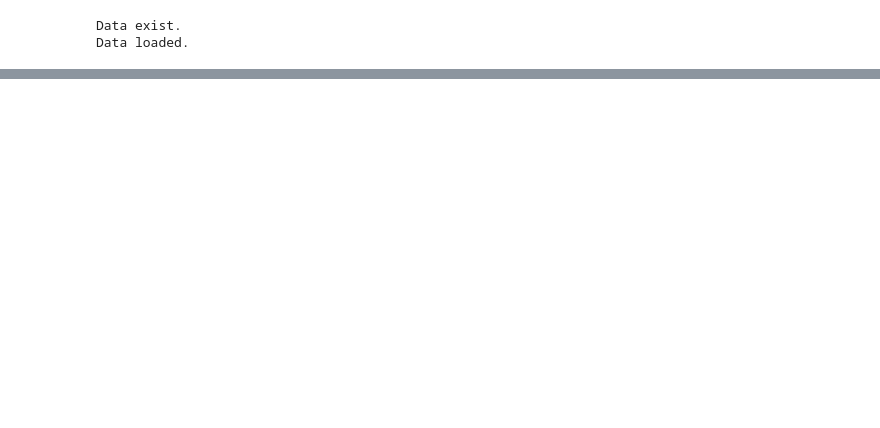
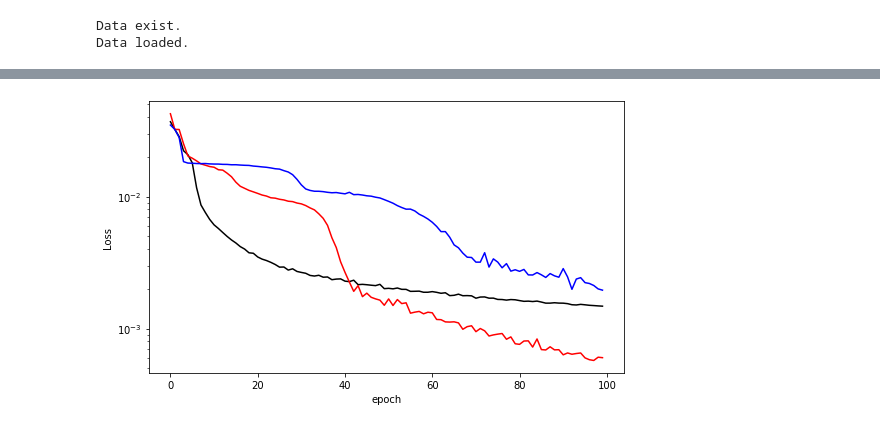
Before and after one commit to alozar-si/ml-naloga-4, a Jupyter notebook: Introduction02-Hyperparameters_search.ipynb, the cells around one changed output, grey strips where cells are left out. Saved outputs shown, nothing was run; the diff lists cells and outputs as text; code cells hidden in the pictures; blank space fills up the shorter version.

```diff
--- a/Introduction02-Hyperparameters_search.ipynb
+++ b/Introduction02-Hyperparameters_search.ipynb
@@ -89,23 +89,24 @@ verbose=2
 losses = []
 
 # ce nasa Loss ne vec pade se ustavi minimizacija
-callback = tf.keras.callbacks.EarlyStopping(monitor='val_loss', patience=20, verbose=0, mode='min')
+callback = tf.keras.callbacks.EarlyStopping(monitor='mae', patience=20, verbose=0, mode='min')
 #ce dosezemo plato zmanjsamo korak ucenja
-reduce_lr = tf.keras.callbacks.ReduceLROnPlateau(monitor='val_loss', factor=0.9, patience=5, min_lr=0.0001)
+reduce_lr = tf.keras.callbacks.ReduceLROnPlateau(monitor='mae', factor=0.9, patience=5, min_lr=0.0001)
 
 
 for train, test in kf.split(X[:len(X)], Y[:len(Y)]): #zanka cez vse usne ter testne sete
     modelCV = create_model()
+    start=time()
     history = modelCV.fit(X[train], Y[train], epochs=100, batch_size=1024, verbose=verbose,
                           callbacks=[callback,reduce_lr])
-
+    print("Trained in %0.3g" %(time()-start))
     # na fitanem modelu izvrednotimo mere uspesnosti
     # mere uspesnosti bi lahko spremljali ze tekom ucenja, znotraj metode fit
     scores = modelCV.evaluate(X[test], Y[test], verbose=verbose)
     print(f'Score per fold {fold_no}: {modelCV.metrics_names} of {scores}')
     scores_per_fold.append(scores)
 
-    losses.append(moving_average(history.history['loss'], 40))
+    losses.append(history.history['loss'])
     fold_no += 1
 # %% [output]
 Epoch 1/100
@@ -128,0 +129,14 @@ KeyboardInterrupt:
+# %%
+plt.figure(figsize=(7.5, 4.5))
+colors=['k','r','b']
+for i in range(3):
+    plt.plot(losses[i][:], c=colors[i])
+
+plt.xlabel('epoch')
+plt.ylabel('Loss')
+plt.tight_layout()
+#plt.ylim([0, 0.005])
+plt.yscale('log')
+plt.show()
+# %% [output]
+[figure, added]
```
Also changed, not shown: parts of 4 cells of this notebook.
